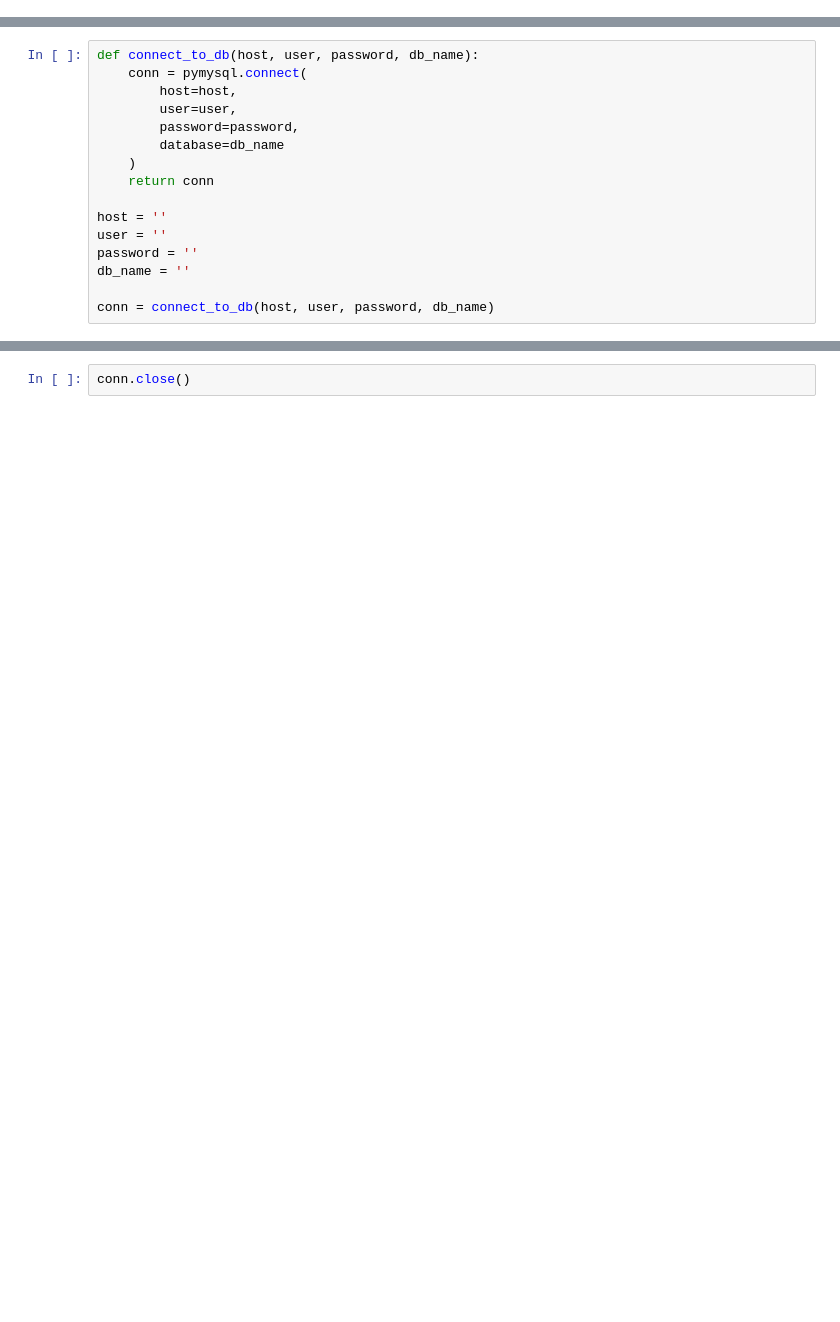
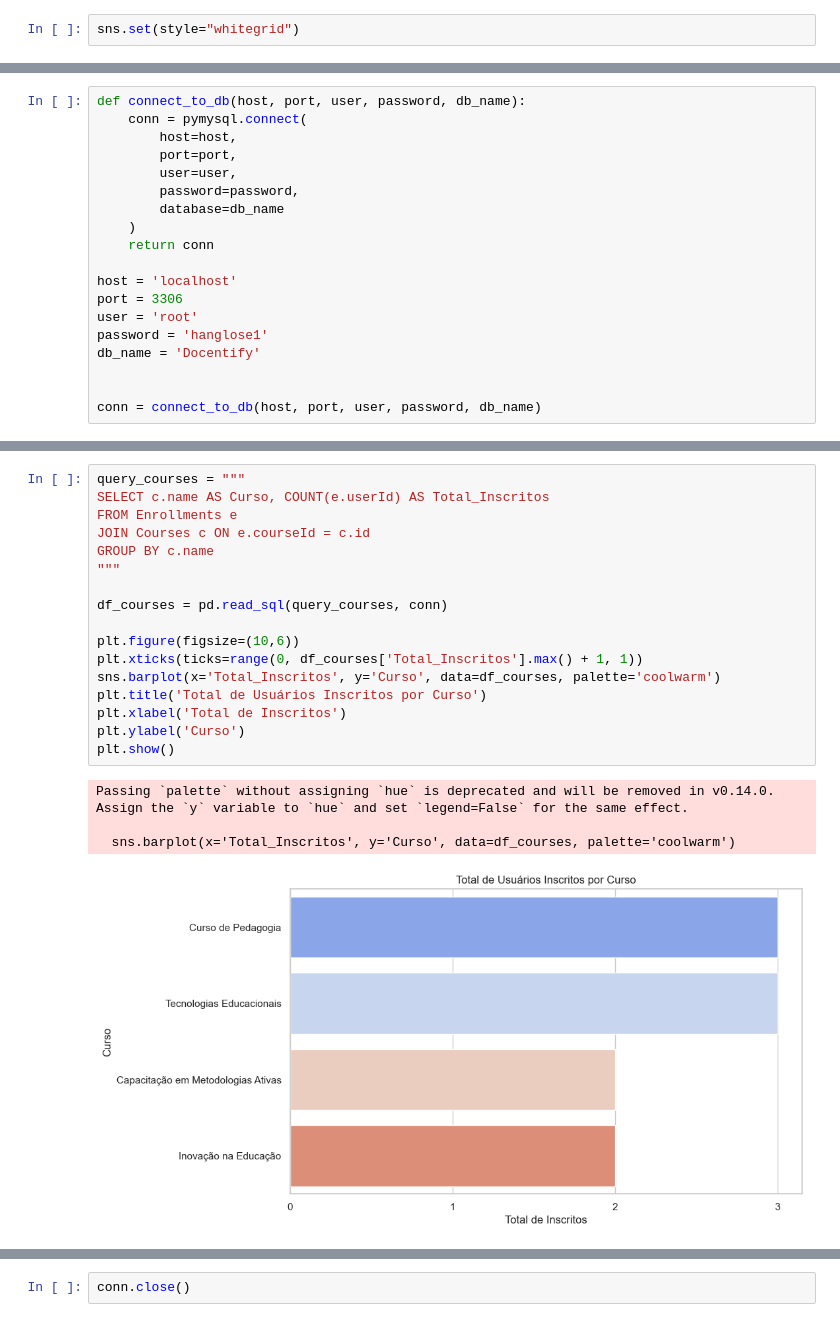
Before and after one commit to TeachGreen/Docentify-BI, a Jupyter notebook: BI.ipynb, the cells around one changed output, grey strips where cells are left out. Saved outputs shown, nothing was run; the diff lists cells and outputs as text; blank space fills up the shorter version.

```diff
--- a/BI.ipynb
+++ b/BI.ipynb
@@ -4,0 +12,2 @@ import pymysql
+# %%
+sns.set(style="whitegrid")
@@ -5,16 +16,19 @@ import pymysql
 # %%
-def connect_to_db(host, user, password, db_name):
+def connect_to_db(host, port, user, password, db_name):
     conn = pymysql.connect(
         host=host,
+        port=port,
         user=user,
         password=password,
         database=db_name
     )
     return conn
 
-host = ''
-user = ''
-password = ''
-db_name = ''
+host = 'localhost'
+port = 3306
+user = 'root'
+password = 'hanglose1'
+db_name = 'Docentify'
 
-conn = connect_to_db(host, user, password, db_name)
+
+conn = connect_to_db(host, port, user, password, db_name)
@@ -37,0 +70,22 @@ processed_df.head()
+# %%
+query_courses = """
+SELECT c.name AS Curso, COUNT(e.userId) AS Total_Inscritos
+FROM Enrollments e
+JOIN Courses c ON e.courseId = c.id
+GROUP BY c.name
+"""
+
+df_courses = pd.read_sql(query_courses, conn)
+
+plt.figure(figsize=(10,6))
+plt.xticks(ticks=range(0, df_courses['Total_Inscritos'].max() + 1, 1))
+sns.barplot(x='Total_Inscritos', y='Curso', data=df_courses, palette='coolwarm')
+plt.title('Total de Usuários Inscritos por Curso')
+plt.xlabel('Total de Inscritos')
+plt.ylabel('Curso')
+plt.show()
+# %% [output]
+Passing `palette` without assigning `hue` is deprecated and will be removed in v0.14.0. Assign the `y` variable to `hue` and set `legend=False` for the same effect.
+
+  sns.barplot(x='Total_Inscritos', y='Curso', data=df_courses, palette='coolwarm')
+[figure, added]
```
Also changed, not shown: parts of 23 cells of this notebook, 4 other files.
